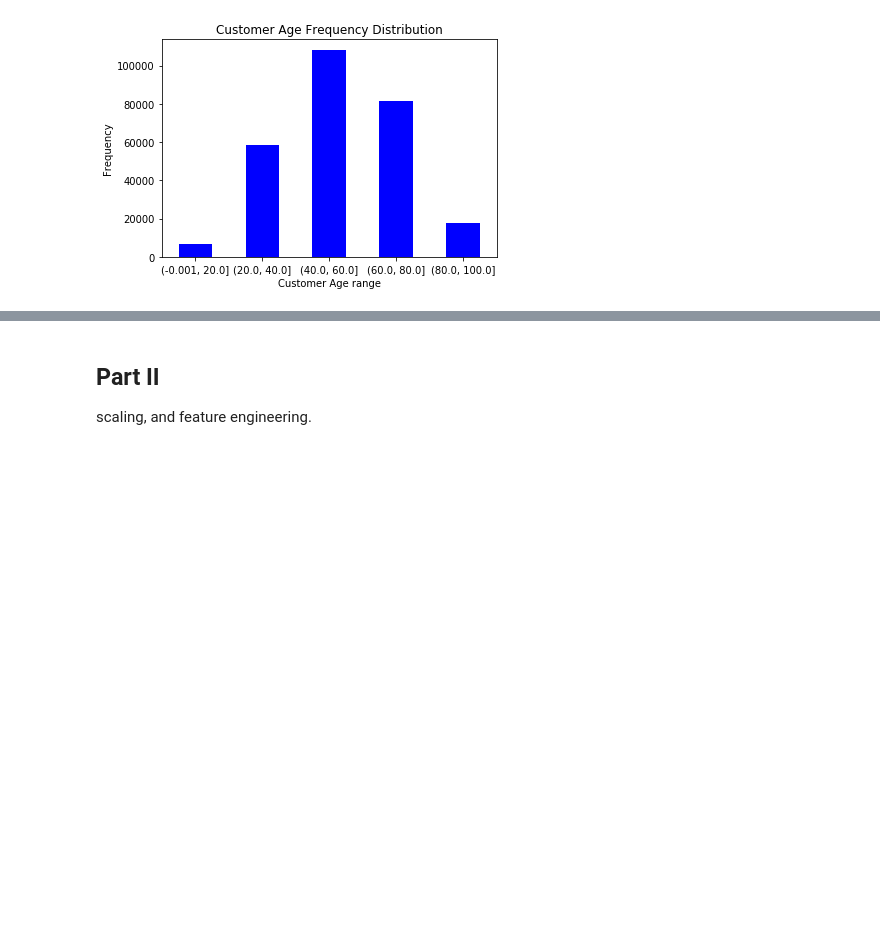
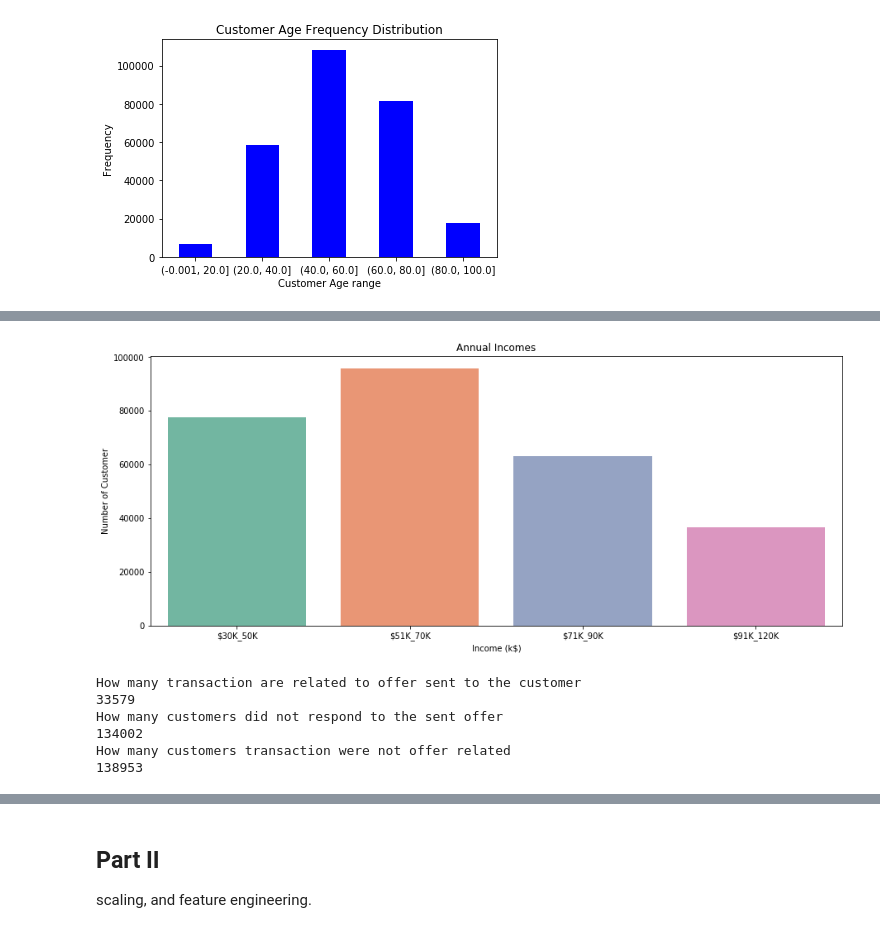
Before and after one commit to sharvaridhote/DataScience-Capstone-Udacity, a Jupyter notebook: Starbuck_Challange_Capstone_final.ipynb, the cells around one changed output, grey strips where cells are left out. Drawn from its saved outputs; the diff is of its cells as text; code cells hidden in the pictures; blank space fills up the shorter version.

Commit message:
segmentation completed
- segmentation for the prepared demographic_df
- informational offer not seperated

```diff
--- a/Starbuck_Challange_Capstone_final.ipynb
+++ b/Starbuck_Challange_Capstone_final.ipynb
@@ -453,0 +531,37 @@ plt.show()
+# %%
+in30K_50K = df_merged['income'][(df_merged['income'] >= 30000) & (df_merged['income'] <= 50000)]
+in51K_70K = df_merged['income'][(df_merged['income'] >= 50001) & (df_merged['income'] <= 70000)]
+in71K_90K = df_merged['income'][(df_merged['income'] >= 70001) & (df_merged['income'] <= 90000)]
+in91K_120K = df_merged['income'][(df_merged['income'] >= 90001) & (df_merged['income'] <= 120000)]
+#ai121_150 = df["Annual Income (k$)"][(df["Annual Income (k$)"] >= 121) & (df["Annual Income (k$)"] <= 12000)]
+
+aix = [ "$30K_50K", "$51K_70K", "$71K_90K", "$91K_120K"]
+aiy = [len(in30K_50K.values), len(in51K_70K.values), len(in71K_90K.values), len(in91K_120K.values)]
+
+plt.figure(figsize=(15,6))
+sns.barplot(x=aix, y=aiy, palette="Set2")
+plt.title("Annual Incomes")
+plt.xlabel("Income (k$)")
+plt.ylabel("Number of Customer")
+plt.show()
+# %% [output]
+[figure, added]
+# %%
+# lets answer questions to understand transcript dataframe
+
+print('How many transaction are related to offer sent to the customer')
+print(len(transcript_df[(transcript_df['offer_id'].notnull()) & (transcript_df['reward_given'].notnull())]))
+
+print('How many customers did not respond to the sent offer')
+print(len(transcript_df[(transcript_df['offer_id'].notnull()) & (transcript_df['reward_given'].isnull())]))
+
+# This may contain some informational offer related transaction
+print('How many customers transaction were not offer related')
+print(len(transcript_df[(transcript_df['amount'].notnull())]))
+# %% [output]
+How many transaction are related to offer sent to the customer
+33579
+How many customers did not respond to the sent offer
+134002
+How many customers transaction were not offer related
+138953
```
Also changed, not shown: parts of 108 cells of this notebook.
